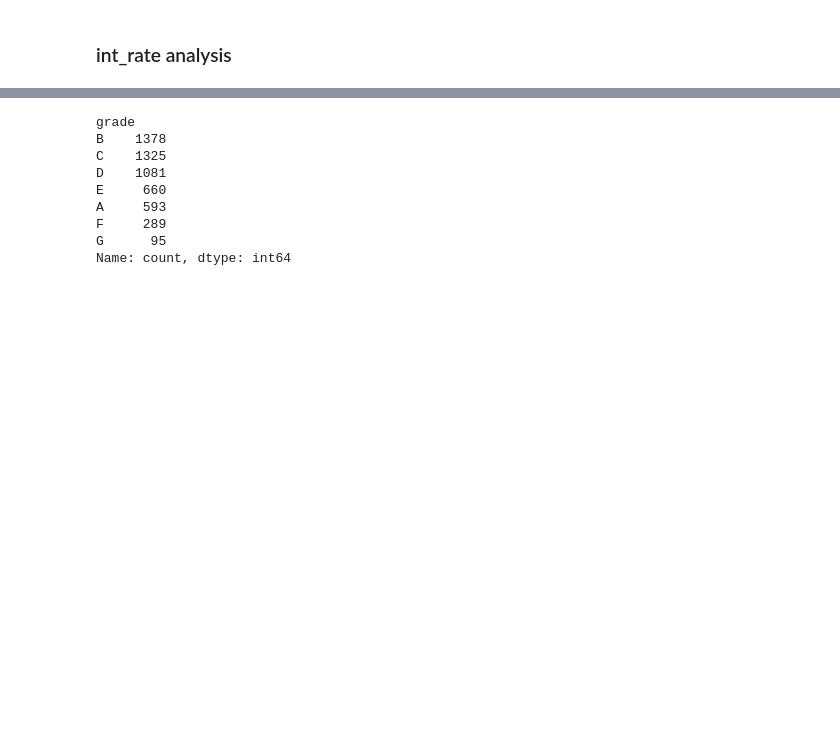
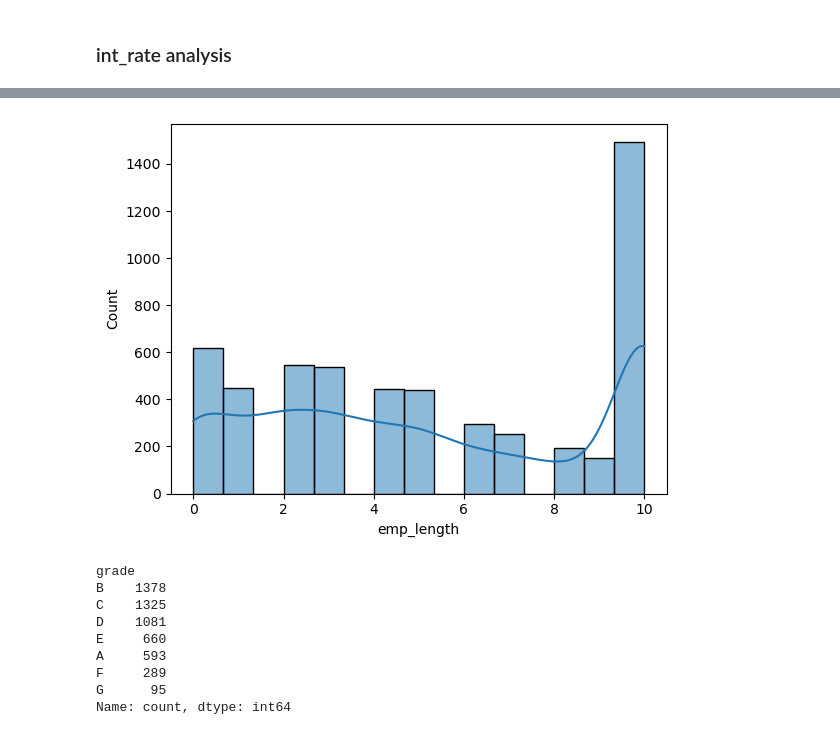
Before and after one commit to vinoth-commits/Lending-Club-Case-Study, a Jupyter notebook: Group_Facilitator_Name.ipynb, the cells around one changed output, grey strips where cells are left out. Drawn from its saved outputs; the diff is of its cells as text; code cells hidden in the pictures; blank space fills up the shorter version.

```diff
--- a/Group_Facilitator_Name.ipynb
+++ b/Group_Facilitator_Name.ipynb
@@ -445,3 +456,8 @@ plt.show()
+# %%
+sns.histplot(charged_off, x = 'emp_length', bins=15, kde=True);
+plt.show()
+# %% [output]
+[figure, added]
 # %%
 print(charged_off['grade'].value_counts())
 
```
Also changed, not shown: parts of 21 cells of this notebook.
